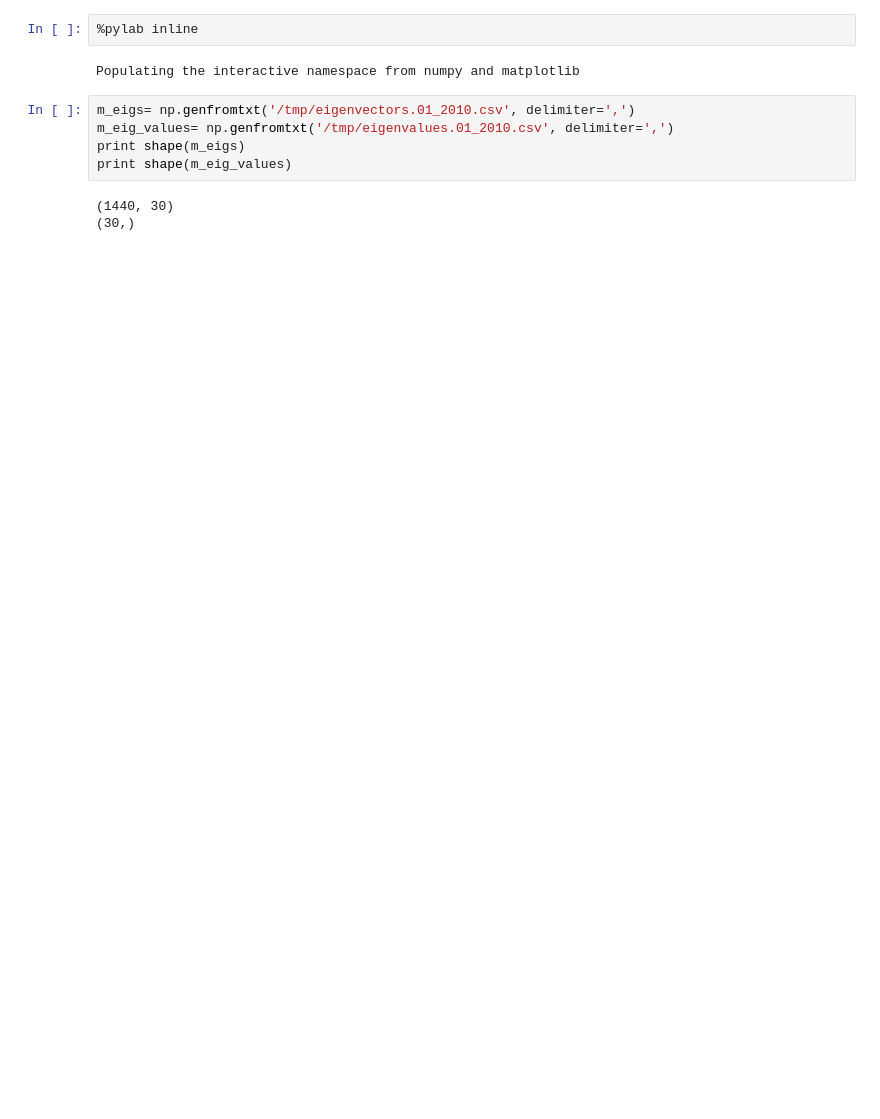
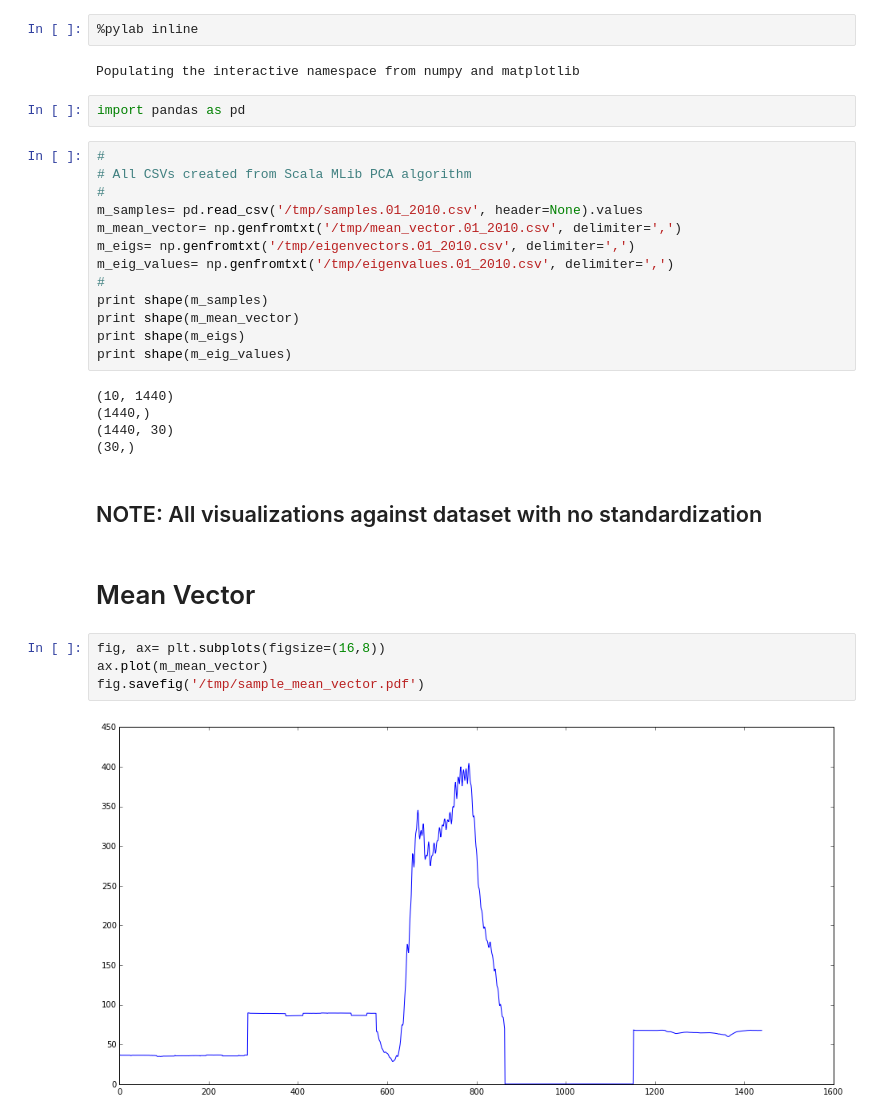
Before and after one commit to conwaywong/dse_capstone, a Jupyter notebook: ml/notebooks/SparkMLibViz.ipynb, the cells around one changed output. Cells and saved outputs as stored; diff of their text form; blank space fills up the shorter version.

```diff
--- a/ml/notebooks/SparkMLibViz.ipynb
+++ b/ml/notebooks/SparkMLibViz.ipynb
@@ -2,11 +2,33 @@
 %pylab inline
 # %% [output]
 Populating the interactive namespace from numpy and matplotlib
+# %%
+import pandas as pd
 # %%
+#
+# All CSVs created from Scala MLib PCA algorithm
+#
+m_samples= pd.read_csv('/tmp/samples.01_2010.csv', header=None).values
+m_mean_vector= np.genfromtxt('/tmp/mean_vector.01_2010.csv', delimiter=',')
 m_eigs= np.genfromtxt('/tmp/eigenvectors.01_2010.csv', delimiter=',')
 m_eig_values= np.genfromtxt('/tmp/eigenvalues.01_2010.csv', delimiter=',')
+#
+print shape(m_samples)
+print shape(m_mean_vector)
 print shape(m_eigs)
 print shape(m_eig_values)
 # %% [output]
+(10, 1440)
+(1440,)
 (1440, 30)
 (30,)
+# %% [markdown]
+## NOTE: All visualizations against dataset with no standardization
+# %% [markdown]
+# Mean Vector
+# %%
+fig, ax= plt.subplots(figsize=(16,8))
+ax.plot(m_mean_vector)
+fig.savefig('/tmp/sample_mean_vector.pdf')
+# %% [output]
+[figure, added]
```
Also changed, not shown: parts of 9 cells of this notebook.
